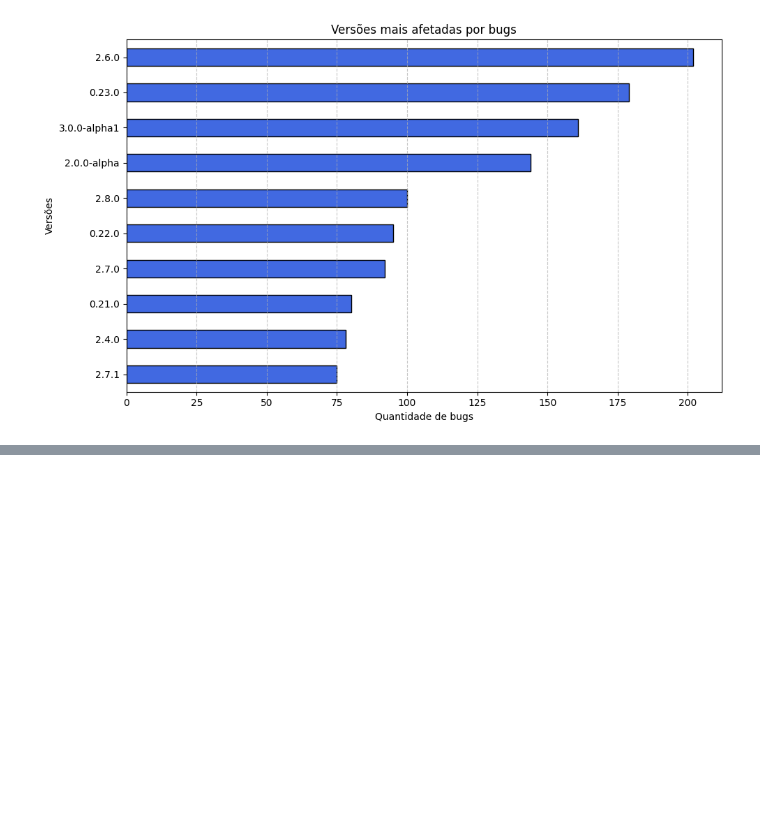
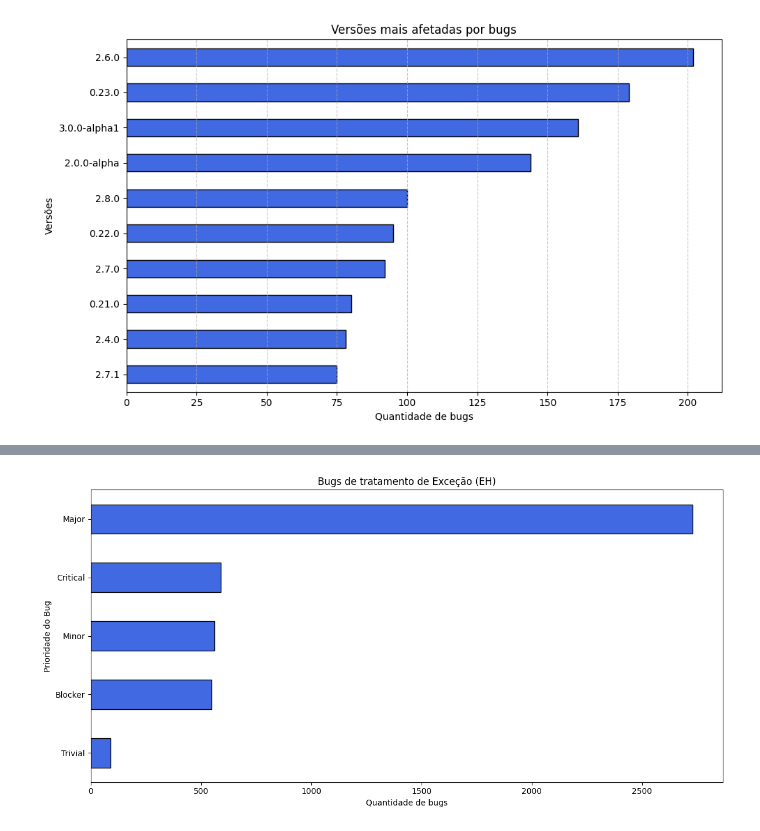
Before and after one commit to arthurt1/Comunica_dados, a Jupyter notebook: bug_hadoop_analysis.ipynb, the cells around one changed output, grey strips where cells are left out. Saved outputs shown, nothing was run; the diff lists cells and outputs as text; code cells hidden in the pictures; blank space fills up the shorter version.

```diff
--- a/bug_hadoop_analysis.ipynb
+++ b/bug_hadoop_analysis.ipynb
@@ -97,0 +125,14 @@ plt.show()
+# %%
+cont_priority = df["Priority"].value_counts()
+cont_priority = cont_priority.iloc[::-1]
+
+cont_priority.plot(kind="barh", color="royalblue", edgecolor="black", figsize=(12, 6))
+
+plt.title("Bugs de tratamento de Exceção (EH)")
+plt.xlabel("Quantidade de bugs")
+plt.ylabel("Prioridade do Bug")
+
+plt.tight_layout()
+plt.show()
+# %% [output]
+[figure, added]
```
Also changed, not shown: parts of 4 cells of this notebook.
